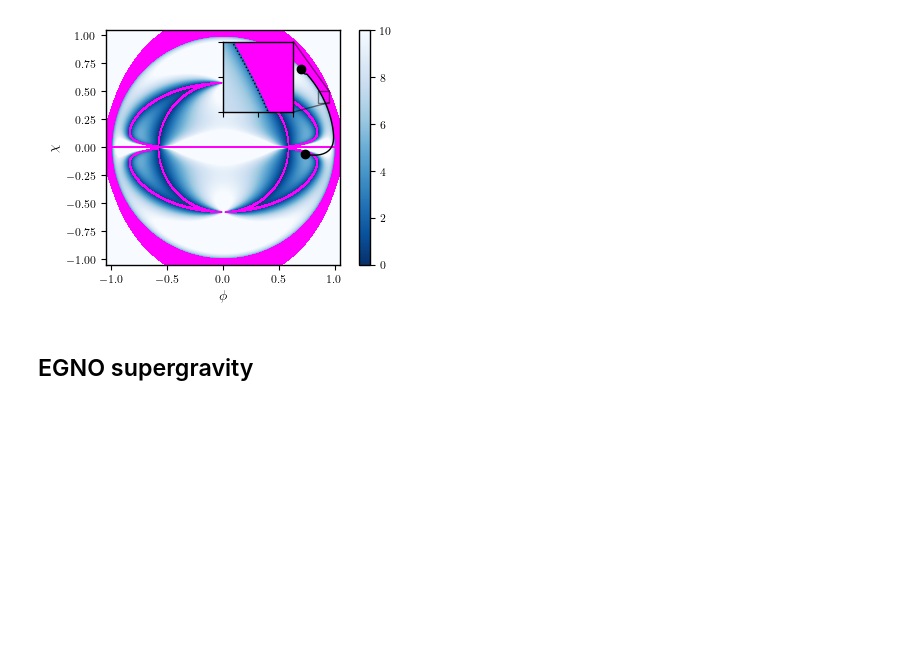
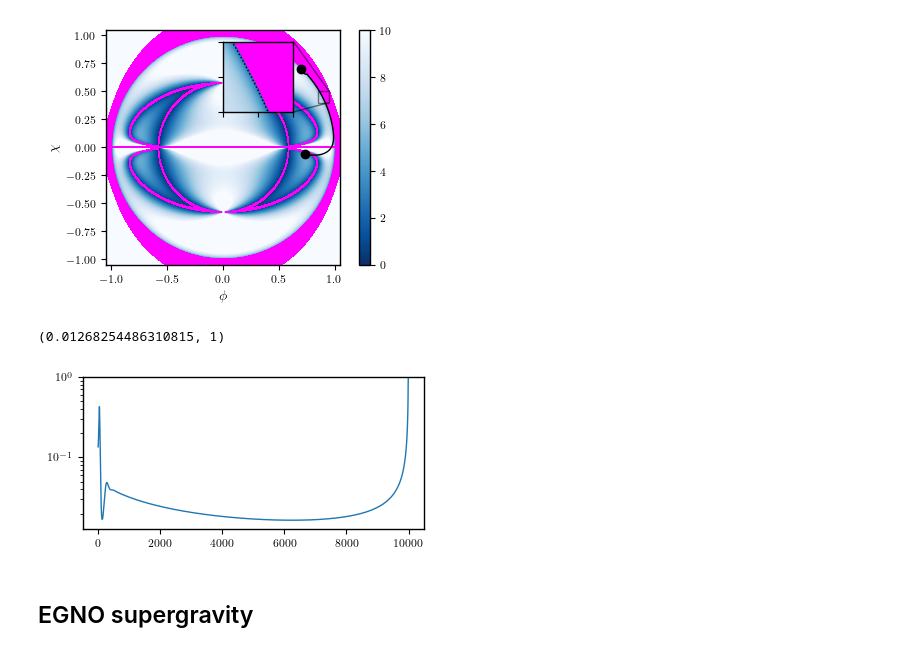
Before and after one commit to smups/srrt_models, a Jupyter notebook: plots.ipynb, the cells around one changed output. Cells and saved outputs as stored; diff of their text form; code cells hidden in the pictures; blank space fills up the shorter version.

Commit message:
added angular on trajecotyr plots

```diff
--- a/plots.ipynb
+++ b/plots.ipynb
@@ -64,6 +64,13 @@ eta_H = np.load(f"./out/{model}_eta_H.npy")
 delta = np.load(f"./out/{model}_delta.npy")
 omega = np.load(f"./out/{model}_omega.npy")
 
+consistency_ot = np.load(f"./out/{model}_ot.npy")
+epsilon_V_ot = np.load(f"./out/{model}_ot_epsilon_V.npy")
+epsilon_H_ot = np.load(f"./out/{model}_ot_epsilon_H.npy")
+eta_H_ot = np.load(f"./out/{model}_ot_eta_H.npy")
+delta_ot = np.load(f"./out/{model}_ot_delta.npy")
+omega_ot = np.load(f"./out/{model}_ot_omega.npy")
+
 x, y = np.load("./trajectories/angular_phix.npy"), np.load("./trajectories/angular_phiy.npy")
 
 Nx, Ny = consistency.shape
@@ -313,6 +320,14 @@ fig.show()
 fig.savefig(f"./figs/{model}_omega.pdf", dpi=500)
 # %% [output]
 [figure]
+# %%
+plt.figure(figsize=(4,2))
+plt.plot(epsilon_H_ot)
+plt.yscale('log')
+plt.ylim(0, 1)
+# %% [output]
+(0.01268254486310815, 1)
+[figure, added]
 # %% [markdown]
 ## EGNO supergravity
 # %%
```
Also changed, not shown: 1 other file.
